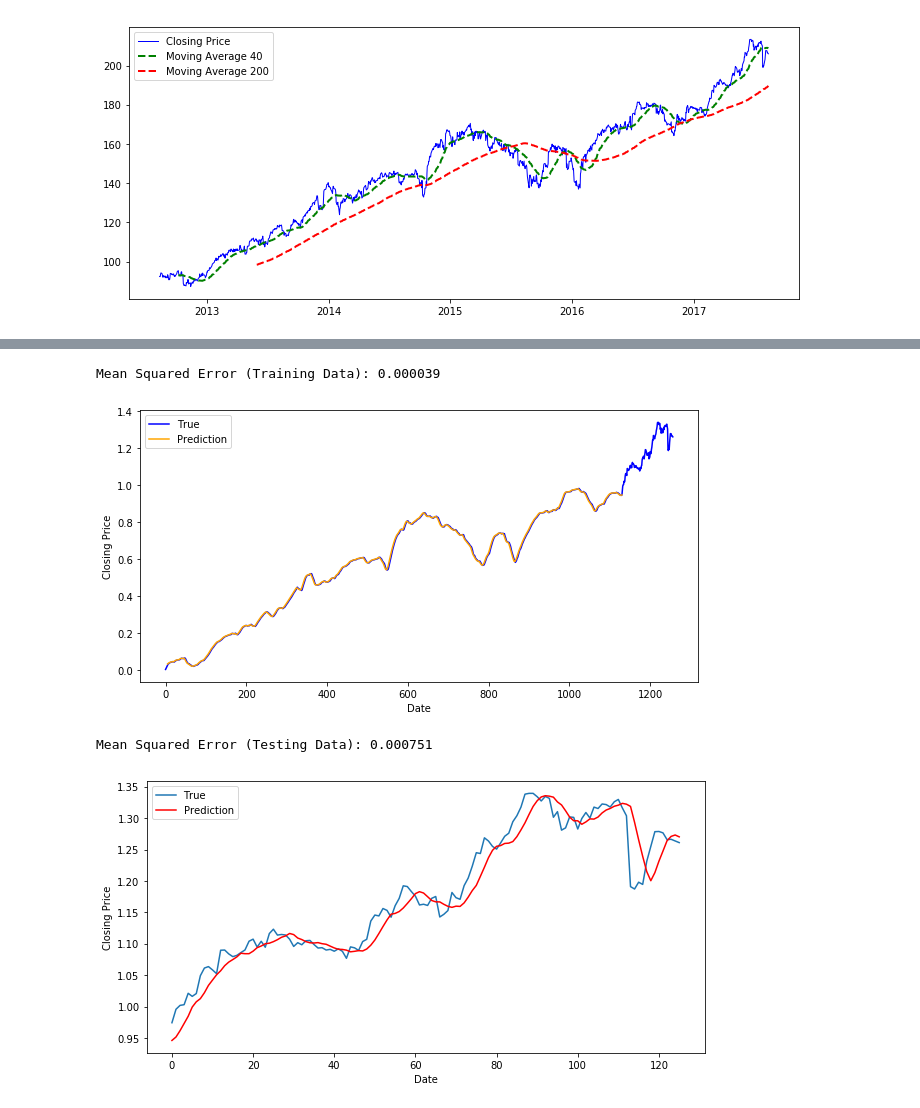
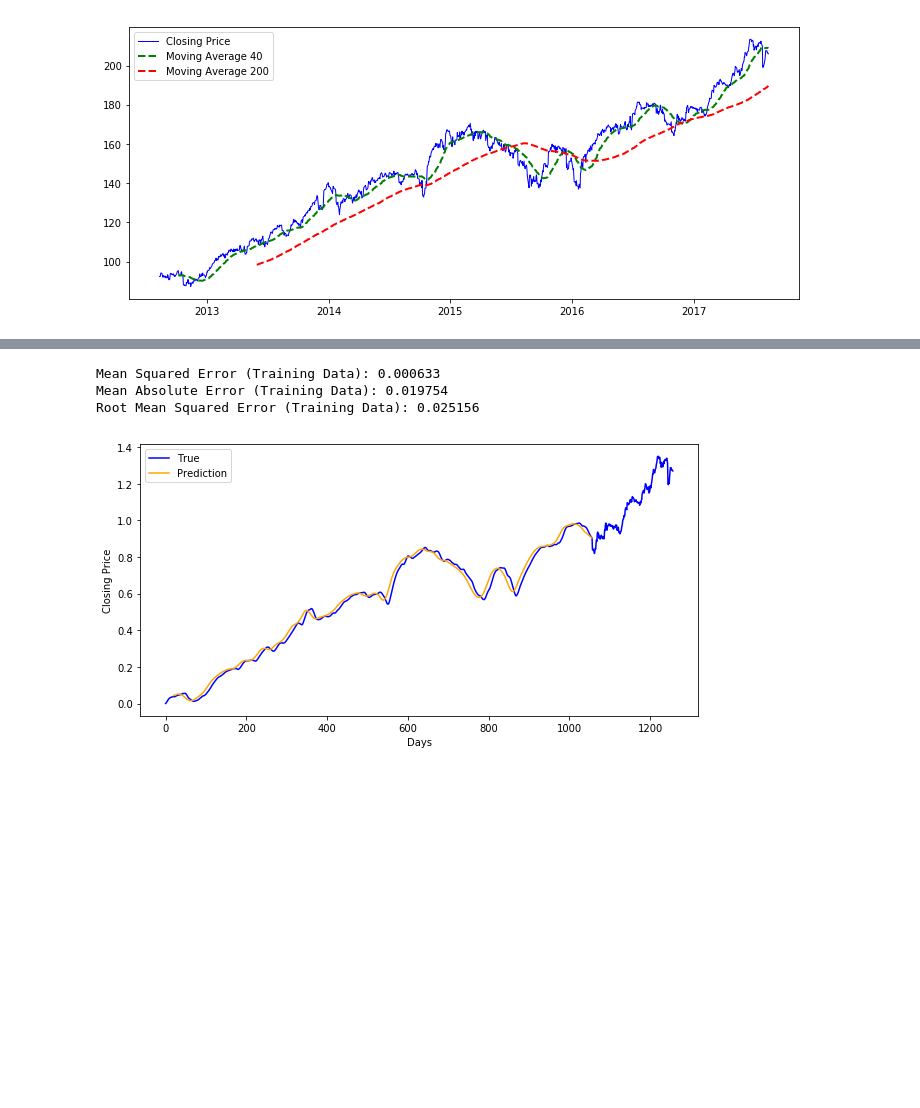
Before and after one commit to angelomenezes/Data_Science_for_Finance, a Jupyter notebook: src/exploring_s&p_500/exploring_s&p500_stocks.ipynb, the cells around one changed output, grey strips where cells are left out. Saved outputs shown, nothing was run; the diff lists cells and outputs as text; code cells hidden in the pictures; blank space fills up the shorter version.

```diff
--- a/src/exploring_s&p_500/exploring_s&p500_stocks.ipynb
+++ b/src/exploring_s&p_500/exploring_s&p500_stocks.ipynb
@@ -191,8 +199,8 @@ plt.legend()
 # Let's apply some models to predict closing prices
 # Total of samples = 1257
 
-training_size = int(closing_price.shape[0]*0.9)
-#training_size = 1000
+#training_size = int(closing_price.shape[0]*0.9)
+training_size = 1057
 
 train_data = np.array(closing_price[:training_size])
 test_data = np.array(closing_price[training_size:])
@@ -240,56 +248,38 @@ all_mid_data = np.concatenate([train_data,test_data],axis=0)
 # %%
-# Moving Average
+# Moving Average - Training Data
 
-from sklearn.metrics import mean_squared_error
+from sklearn.metrics import mean_squared_error, mean_absolute_error
 
-window_size = 5
+window_size = 20
 
 def moving_window_average(data, window_len):
     mov_avg_prediction = np.mean(data[-window_len:])
     return mov_avg_prediction
 
 predictions = list()
 
 for timepoint in range(window_size, train_data.size):
     ActualValue = train_data[timepoint]
     forecast = moving_window_average(train_data[timepoint:window_size+timepoint], window_size)
     predictions.append(forecast)
 
-Error = mean_squared_error(train_data[window_size:], predictions)
-print('Mean Squared Error (Training Data): %.6f' % Error)
+MSE = mean_squared_error(train_data[window_size:], predictions)
+MAE = mean_absolute_error(train_data[window_size:], predictions)
+RMSE = np.sqrt(MSE)
+
+print('Mean Squared Error (Training Data): %.6f' % MSE)
+print('Mean Absolute Error (Training Data): %.6f' % MAE)
+print('Root Mean Squared Error (Training Data): %.6f' % RMSE)
 
 plt.figure(figsize = (10,5))
 plt.plot(range(MMM_stocks.shape[0]),all_mid_data,color='b',label='True')
 plt.plot(range(window_size,train_data.size),predictions,color='orange',label='Prediction')
-plt.xlabel('Date')
+plt.xlabel('Days')
 plt.ylabel('Closing Price')
 plt.legend(fontsize=10)
 plt.show()
-
-# Prediction of the "Future" with testing points
-
-Actual = [x for x in train_data]
-predictions = list()
-
-for timepoint in range(len(test_data)):
-    ActualValue =  test_data[timepoint]
-    forecast = moving_window_average(Actual, window_size)
-    #print('Actual=%f, Predicted=%f' % (ActualValue, Prediction))
-    predictions.append(forecast)
-    Actual.append(ActualValue)
-
-Error = mean_squared_error(test_data, predictions)
-print('Mean Squared Error (Testing Data): %.6f' % Error)
-
-plt.figure(figsize = (10,5))
-plt.plot(test_data, label='True')
-plt.plot(predictions, color='red', label='Prediction')
-plt.xlabel('Date')
-plt.ylabel('Closing Price')
-plt.legend(fontsize=10)
-plt.show()
 # %% [output]
-Mean Squared Error (Training Data): 0.000039
+Mean Squared Error (Training Data): 0.000633
+Mean Absolute Error (Training Data): 0.019754
+Root Mean Squared Error (Training Data): 0.025156
-[figure, old version]
+[figure, new version]
-Mean Squared Error (Testing Data): 0.000751
-[figure, removed]
```
Also changed, not shown: parts of 10 cells of this notebook.
